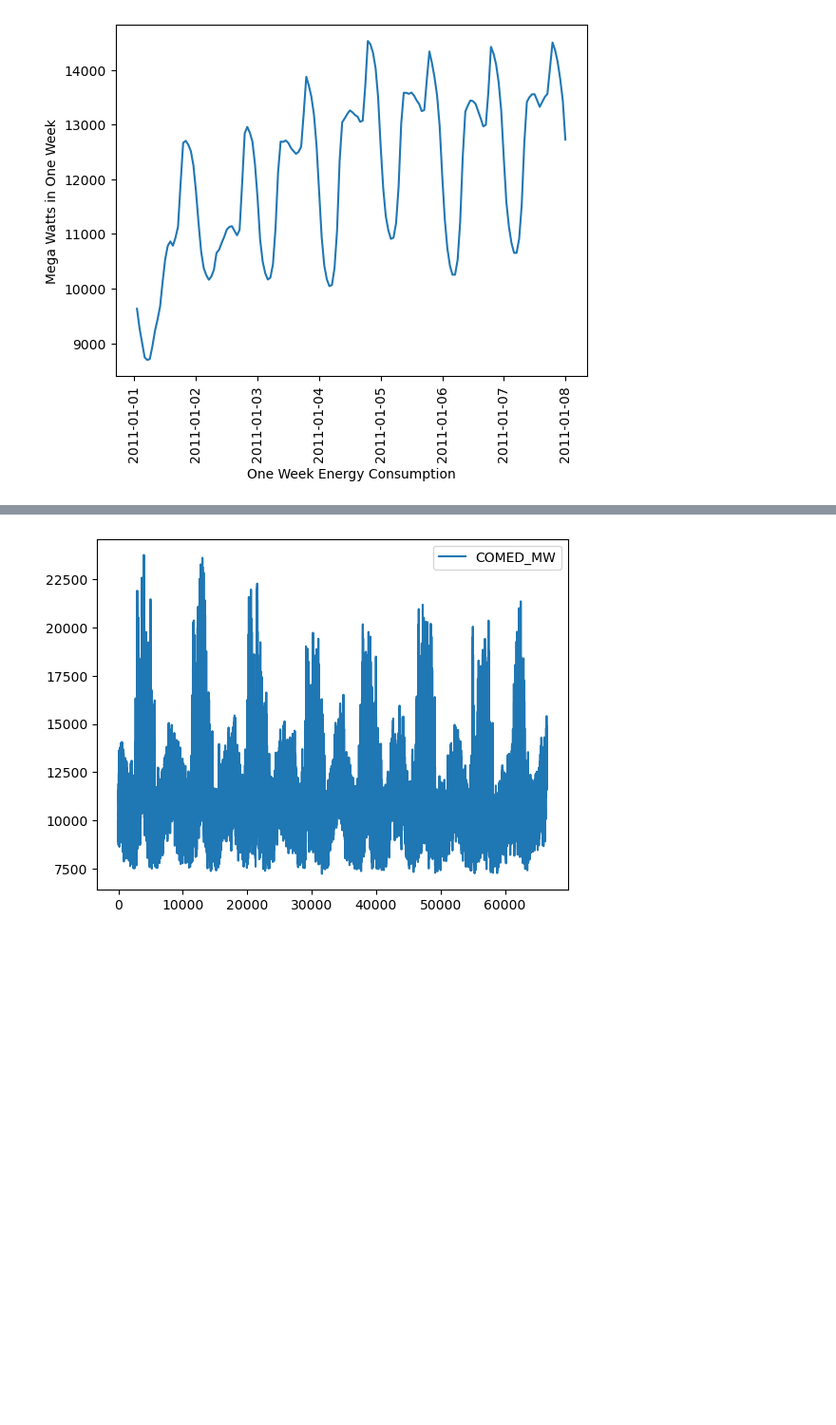
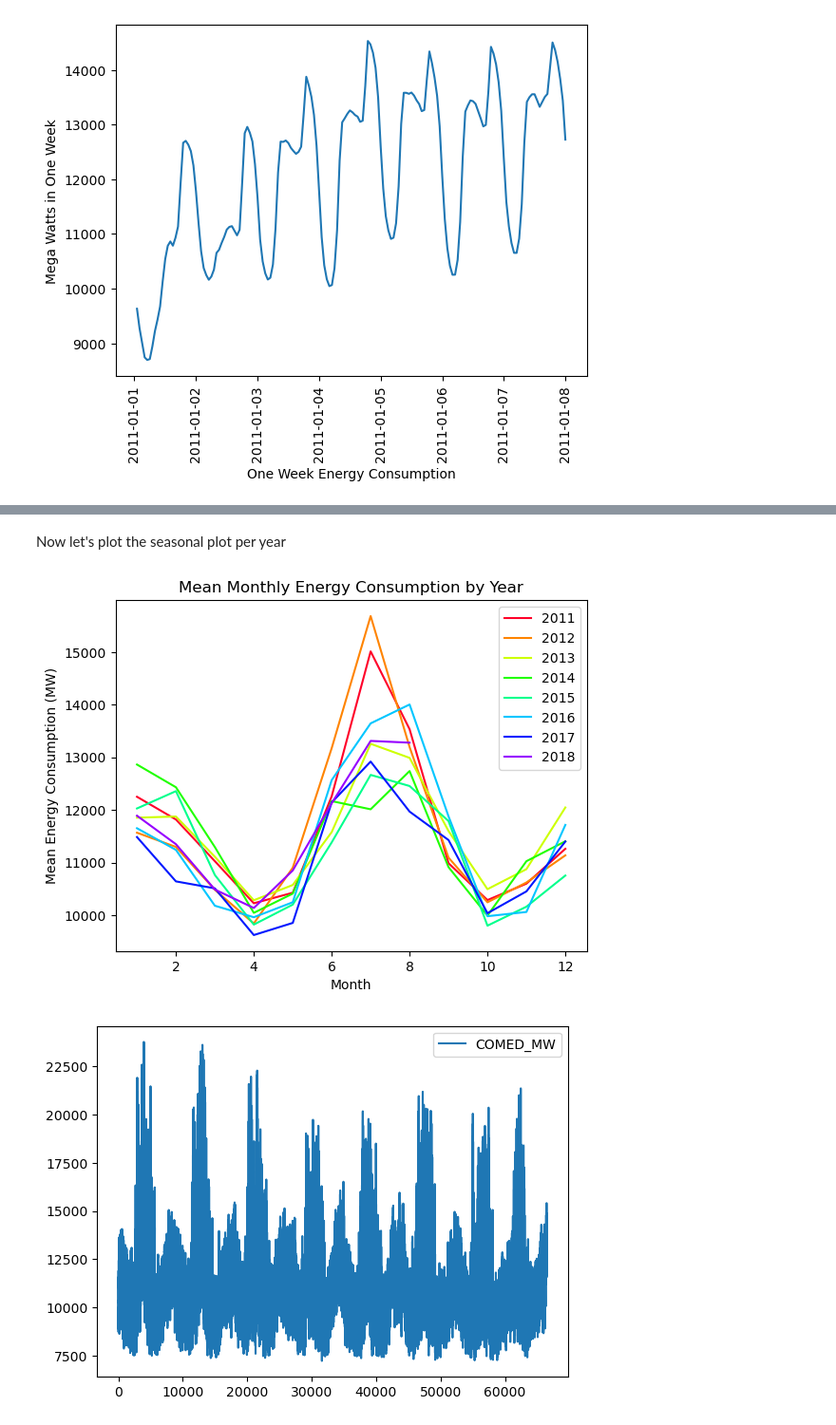
Before and after one commit to mariabaladuggimpudi/ml-practice, a Jupyter notebook: time_series/time_series_exploration_1.ipynb, the cells around one changed output, grey strips where cells are left out. Shown at 95% size. Saved outputs shown, nothing was run; the diff lists cells and outputs as text; code cells hidden in the pictures; blank space fills up the shorter version.

```diff
--- a/time_series/time_series_exploration_1.ipynb
+++ b/time_series/time_series_exploration_1.ipynb
@@ -126,3 +126,28 @@ plt.show()
+# %% [markdown]
+Now let's plot the seasonal plot per year
+# %%
+year_group = df_comed.groupby(['Year', 'Month']).mean().reset_index()
+years = df_comed['Year'].unique()
+NUM_COLORS = len(years)
+
+cm = plt.get_cmap('gist_rainbow')
+# print(cm)
+fig = plt.figure()
+ax = fig.add_subplot(111)
+ax.set_prop_cycle(color=[cm(1.*i/NUM_COLORS) for i in range(NUM_COLORS)])
+
+for i, y in enumerate(years):
+    df = year_group[year_group['Year'] == y]
+    #rolling_mean = df.DUQ_MW.rolling(window=7*24).mean()
+    plt.plot(df['Month'], df['COMED_MW'])
+plt.title('Mean Monthly Energy Consumption by Year')
+plt.xlabel('Month')
+plt.ylabel('Mean Energy Consumption (MW)')
+plt.legend(df_comed.Year.unique())
+plt.savefig('seasonal_plot.png')
+plt.show()
+# %% [output]
+[figure, added]
 # %%
 df_comed.plot()
 plt.show()
```
Also changed, not shown: parts of 6 cells of this notebook, 1 other file.
